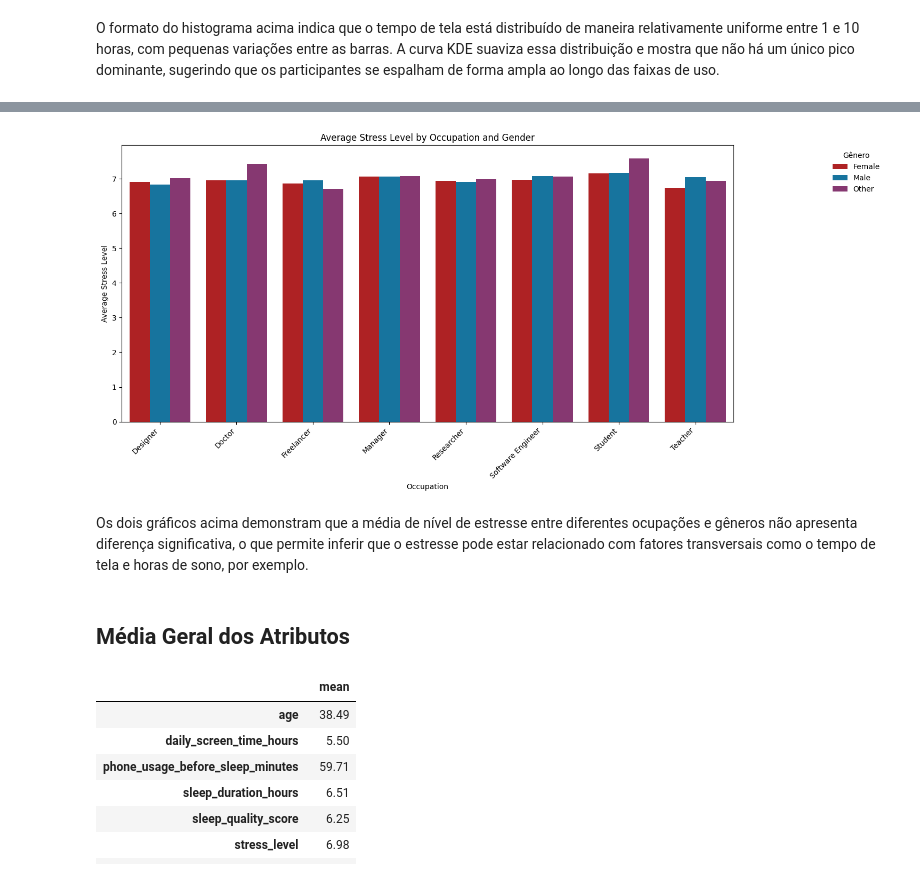
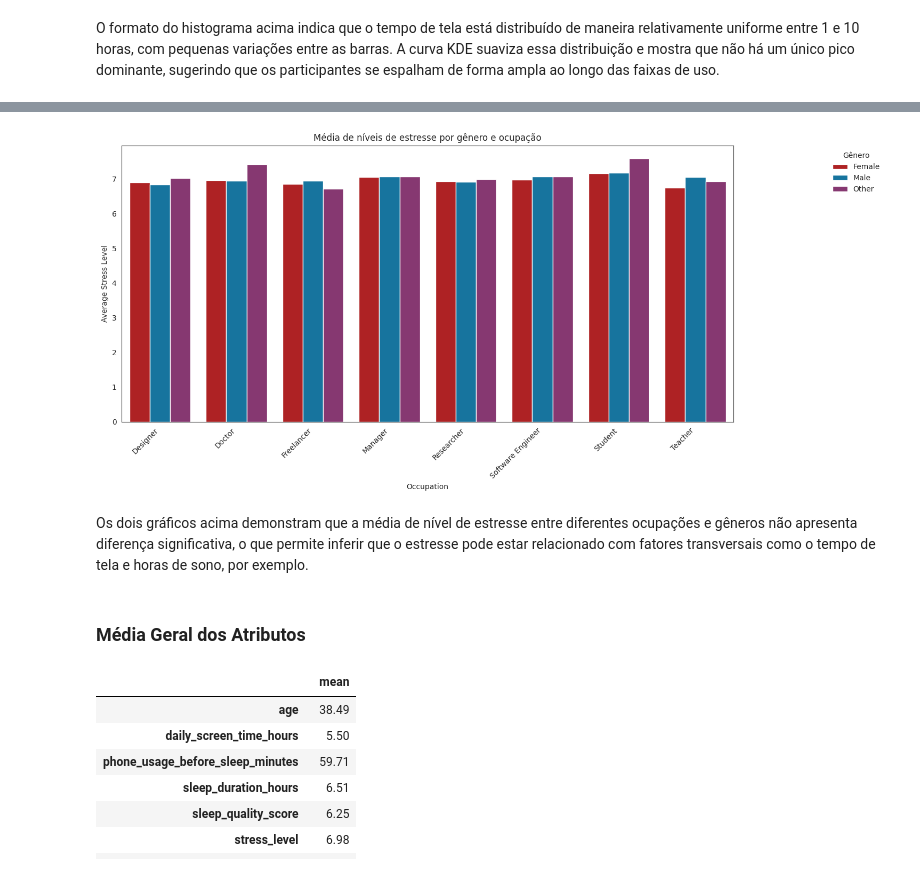
Before and after one commit to larissamitrof-collab/MVP-1, a Jupyter notebook: MVP1.ipynb, the cells around one changed output, grey strips where cells are left out. Saved outputs shown, nothing was run; the diff lists cells and outputs as text; code cells hidden in the pictures.

```diff
--- a/MVP1.ipynb
+++ b/MVP1.ipynb
@@ -466,53 +585,47 @@ plt.show()
 # %%
-import matplotlib.pyplot as plt
-import seaborn as sns
-import pandas as pd # Ensure pandas is imported
 
-# Re-load the original DataFrame first, as it was modified previously
 tabela = 'https://raw.githubusercontent.com/larissamitrof-collab/MVP-1/main/sleep_mobile_stress_dataset_15000.csv'
 df = pd.read_csv(tabela)
-df = df.drop_duplicates() # Remove duplicates as done previously
-
+df = df.drop_duplicates()
 cores_por_genero = {
     'Female': '#c50b0d',
     'Male': '#007cb4',
     'Other': '#932b77'
 }
 
-# Group by occupation and gender to get mean stress level
+
 occupation_gender_stress = df.groupby(['occupation', 'gender'])['stress_level'].mean().reset_index()
 
-plt.figure(figsize=(15, 7)) # Adjust figure size for better readability
+plt.figure(figsize=(15, 7))
 
 ax = sns.barplot(
     x='occupation',
     y='stress_level',
-    hue='gender', # Use gender for different colored bars (grouped effect)
+    hue='gender', # usa cores diferentes por gênero
     data=occupation_gender_stress,
-    palette=cores_por_genero # Apply custom color palette
+    palette=cores_por_genero
 )
 
-# Customizing the legend to be outside and prevent overlap
 ax.legend(
     title='Gênero',
     loc='upper right',
-    bbox_to_anchor=(1.25, 1), # Position outside the plot area
+    bbox_to_anchor=(1.25, 1), # Posiciona legenda fora da área de grafico
     frameon=False,
-    ncol=1 # Display legend items in a single column
+    ncol=1 # mostra legenda em uma coluna unica
 )
 
-plt.title("Average Stress Level by Occupation and Gender")
+plt.title("Média de níveis de estresse por gênero e ocupação")
 plt.xlabel("Occupation")
 plt.ylabel("Average Stress Level")
-plt.xticks(rotation=45, ha='right') # Rotate x-axis labels for better readability
-plt.tight_layout() # Adjust layout to prevent labels from being cut off
+plt.xticks(rotation=45, ha='right')
+plt.tight_layout()
 plt.show()
 # %% [output]
-[figure, old version]
+[figure, new version]
 # %% [markdown]
 Os dois gráficos acima demonstram que a média de nível de estresse entre diferentes ocupações e gêneros não apresenta diferença significativa, o que permite inferir que o  estresse pode estar relacionado com fatores transversais como o tempo de tela e horas de sono, por exemplo.
 # %% [markdown]
-## Média Geral dos Atributos
+### Média Geral dos Atributos
 # %%
 tabela = (df.drop(columns=['user_id']).describe().loc['mean'])
 
```
Also changed, not shown: parts of 77 cells of this notebook.
